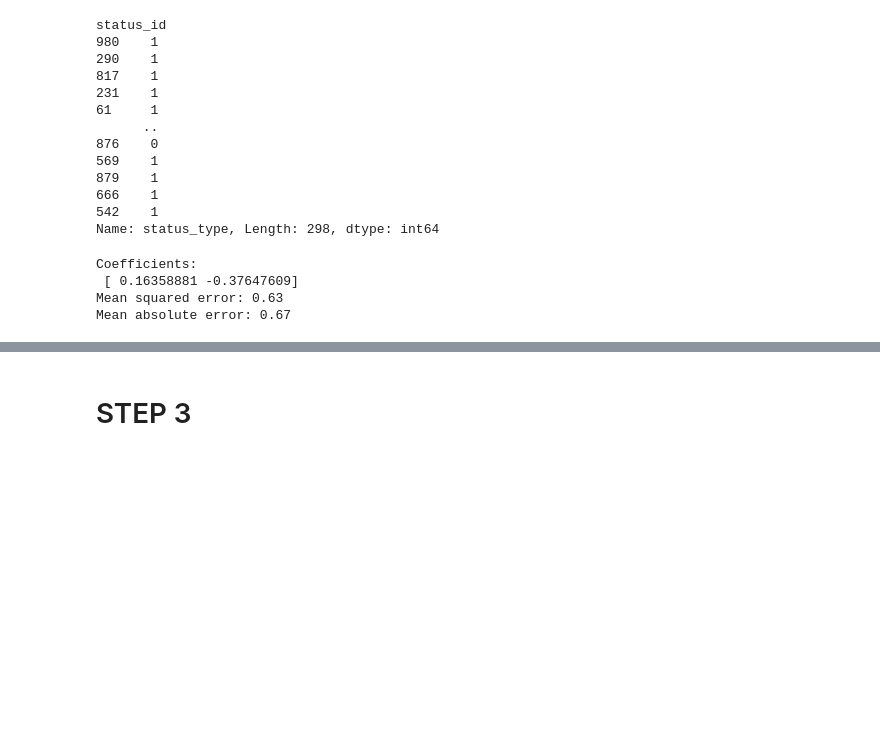
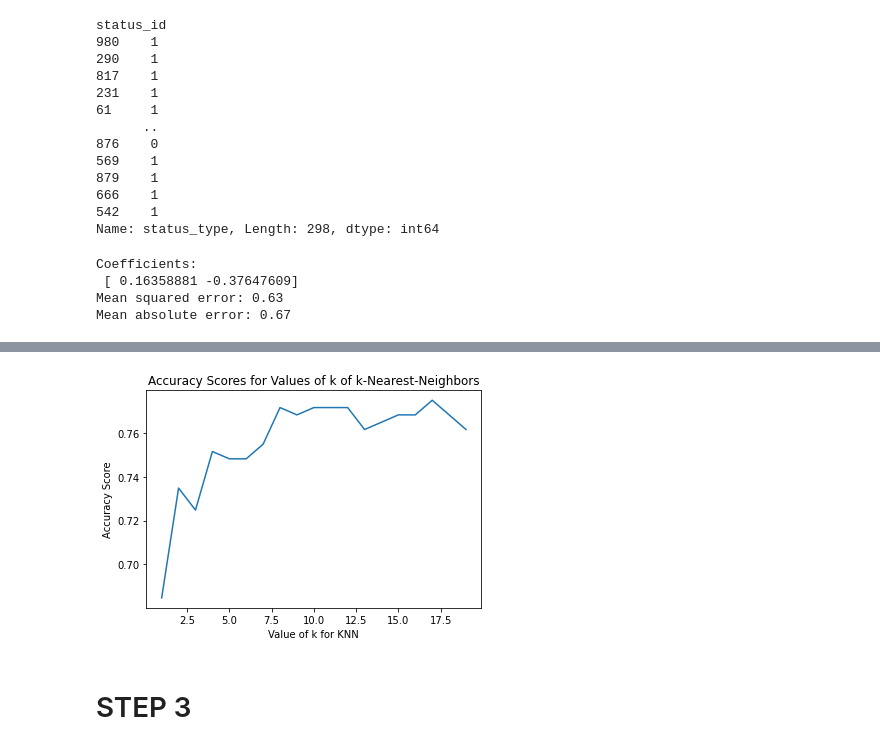
Before and after one commit to pablojgm/AICamp, a Jupyter notebook: Facebook_Live_Selling.ipynb, the cells around one changed output, grey strips where cells are left out. Saved outputs shown, nothing was run; the diff lists cells and outputs as text; code cells hidden in the pictures; blank space fills up the shorter version.

```diff
--- a/Facebook_Live_Selling.ipynb
+++ b/Facebook_Live_Selling.ipynb
@@ -539,0 +524,9 @@ Mean absolute error: 0.67
+# %%
+#k-NN
+from sklearn.neighbors import KNeighborsClassifier
+
+# Initialize our classifier, weight("uniform")
+knn = KNeighborsClassifier(n_neighbors=12, weights='distance')
+
+# Fitting the model with the data
+knn.fit(X_train, y_train)
@@ -539,0 +537,4 @@ Mean absolute error: 0.67
+# %%
+y_pred = knn.predict(X_test)
+print(y_pred)
+print(y_test.values)
@@ -540,3 +577,19 @@ Mean absolute error: 0.67
+# %%
+k_range = list(range(1,20))
+scores = []
+for k in k_range:
+    knn = KNeighborsClassifier(n_neighbors=k)
+    knn.fit(X_train, y_train)
+    y_pred = knn.predict(X_test)
+    scores.append(metrics.accuracy_score(y_test, y_pred))
+
+plt.plot(k_range, scores)
+plt.xlabel('Value of k for KNN')
+plt.ylabel('Accuracy Score')
+plt.title('Accuracy Scores for Values of k of k-Nearest-Neighbors')
+plt.show()
+# %% [output]
+[figure, added]
 # %% [markdown]
 # STEP 3
 # %%
```
Also changed, not shown: parts of 8 cells of this notebook.
